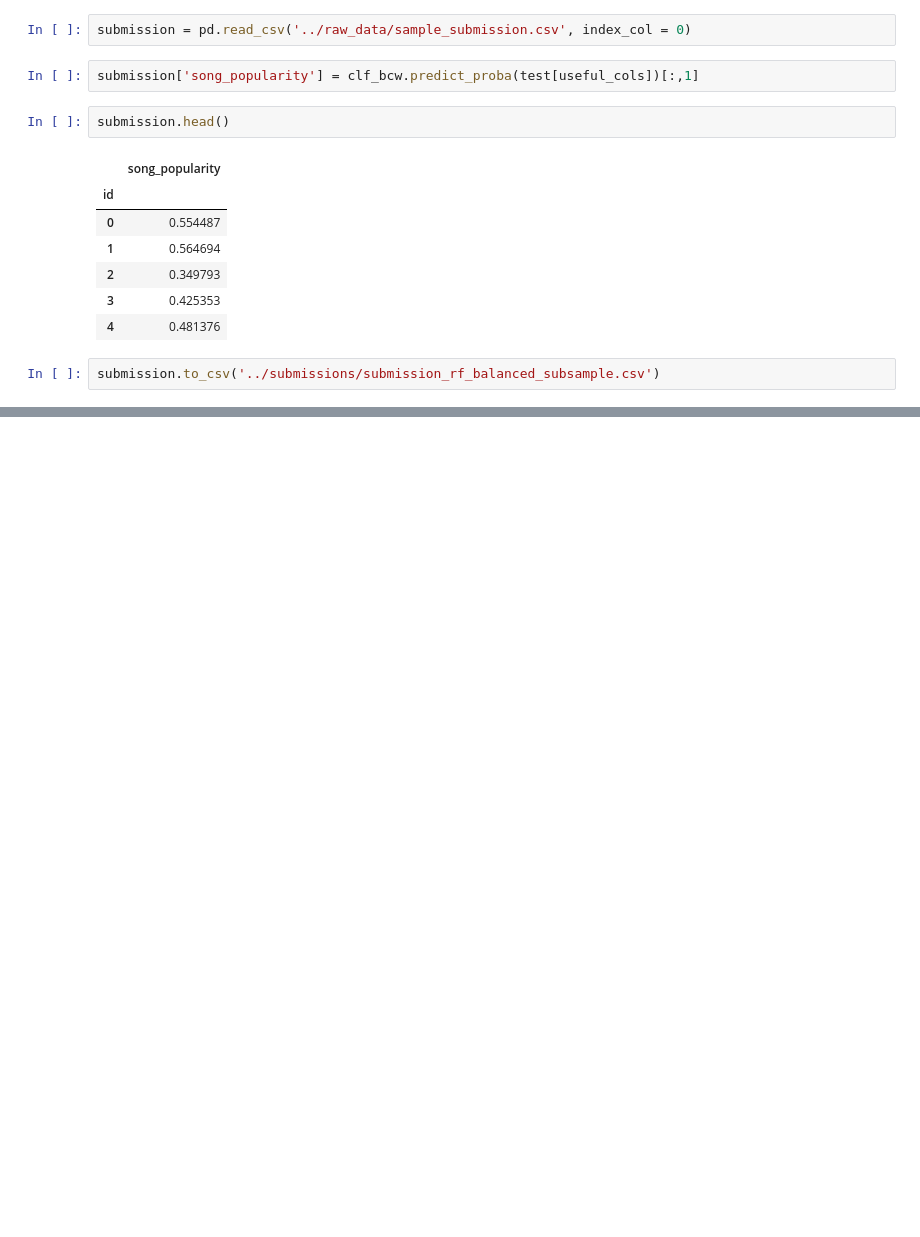
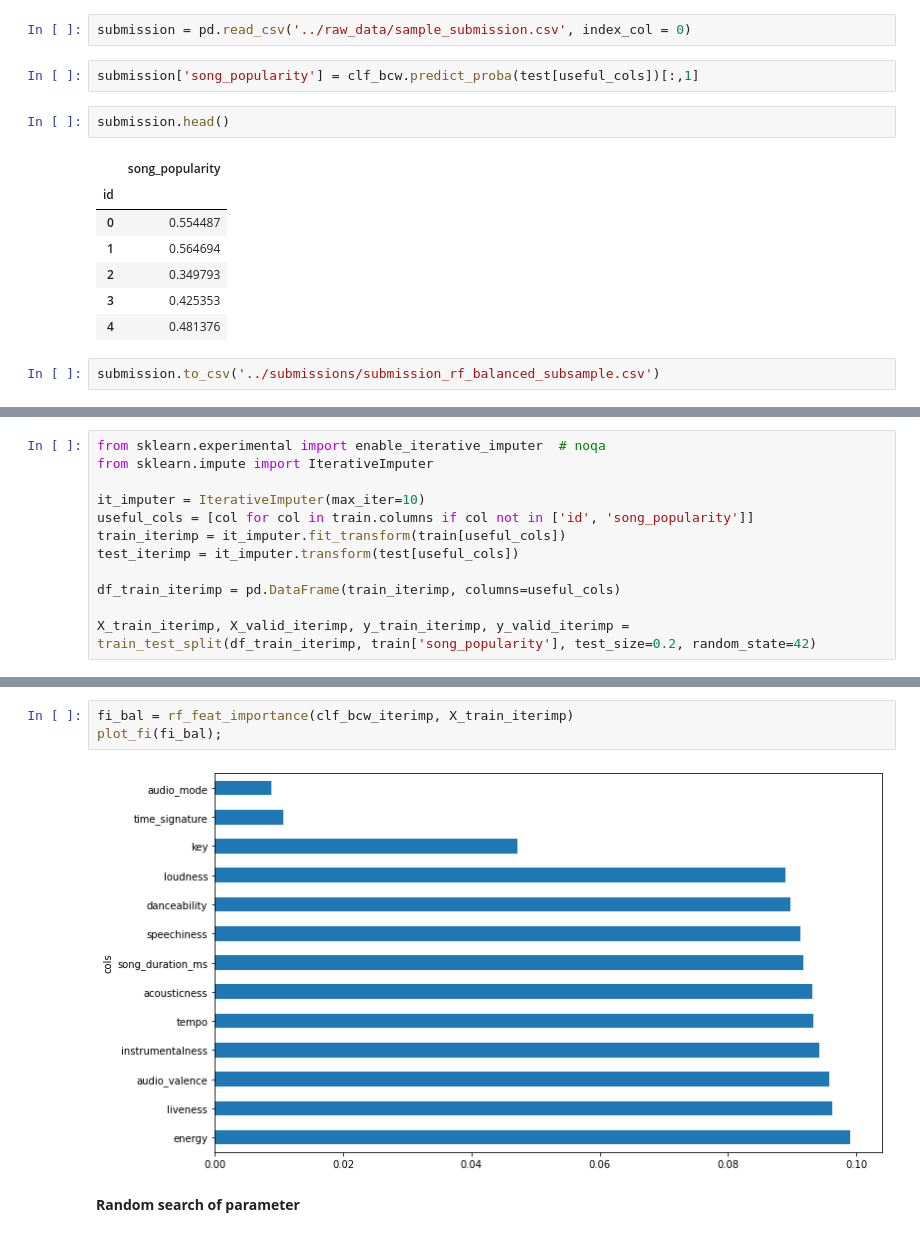
Before and after one commit to berlemontkevin/FrenchNeurons_SongPopularityPrediction, a Jupyter notebook: predicitve_algorithms/random-forest-exploration.ipynb, the cells around one changed output, grey strips where cells are left out. Saved outputs shown, nothing was run; the diff lists cells and outputs as text; blank space fills up the shorter version.

```diff
--- a/predicitve_algorithms/random-forest-exploration.ipynb
+++ b/predicitve_algorithms/random-forest-exploration.ipynb
@@ -286,0 +311,12 @@ submission.to_csv('../submissions/submission_rf_balanced_subsample.csv')
+# %%
+from sklearn.experimental import enable_iterative_imputer  # noqa
+from sklearn.impute import IterativeImputer
+
+it_imputer = IterativeImputer(max_iter=10)
+useful_cols = [col for col in train.columns if col not in ['id', 'song_popularity']]
+train_iterimp = it_imputer.fit_transform(train[useful_cols])
+test_iterimp = it_imputer.transform(test[useful_cols])
+
+df_train_iterimp = pd.DataFrame(train_iterimp, columns=useful_cols)
+
+X_train_iterimp, X_valid_iterimp, y_train_iterimp, y_valid_iterimp = train_test_split(df_train_iterimp, train['song_popularity'], test_size=0.2, random_state=42)
@@ -286,0 +334,7 @@ submission.to_csv('../submissions/submission_rf_balanced_subsample.csv')
+# %%
+fi_bal = rf_feat_importance(clf_bcw_iterimp, X_train_iterimp)
+plot_fi(fi_bal);
+# %% [output]
+[figure, added]
+# %% [markdown]
+**Random search of parameter**
```
Also changed, not shown: parts of 24 cells of this notebook, 2 other files.
